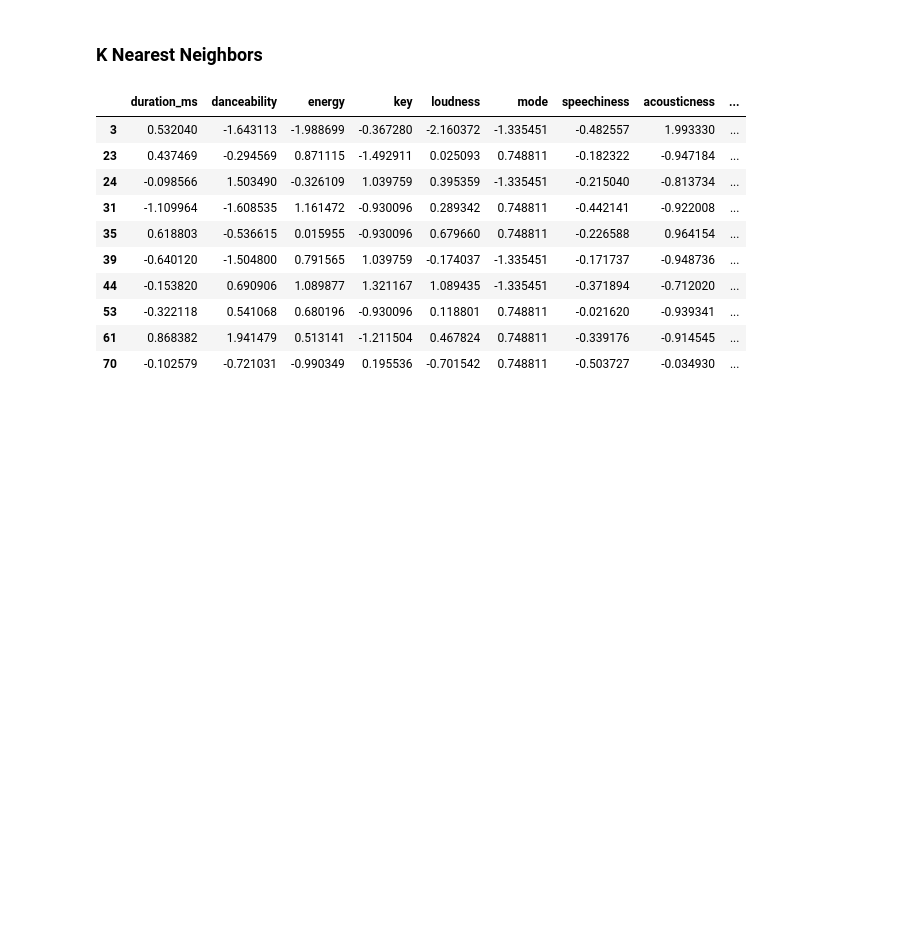
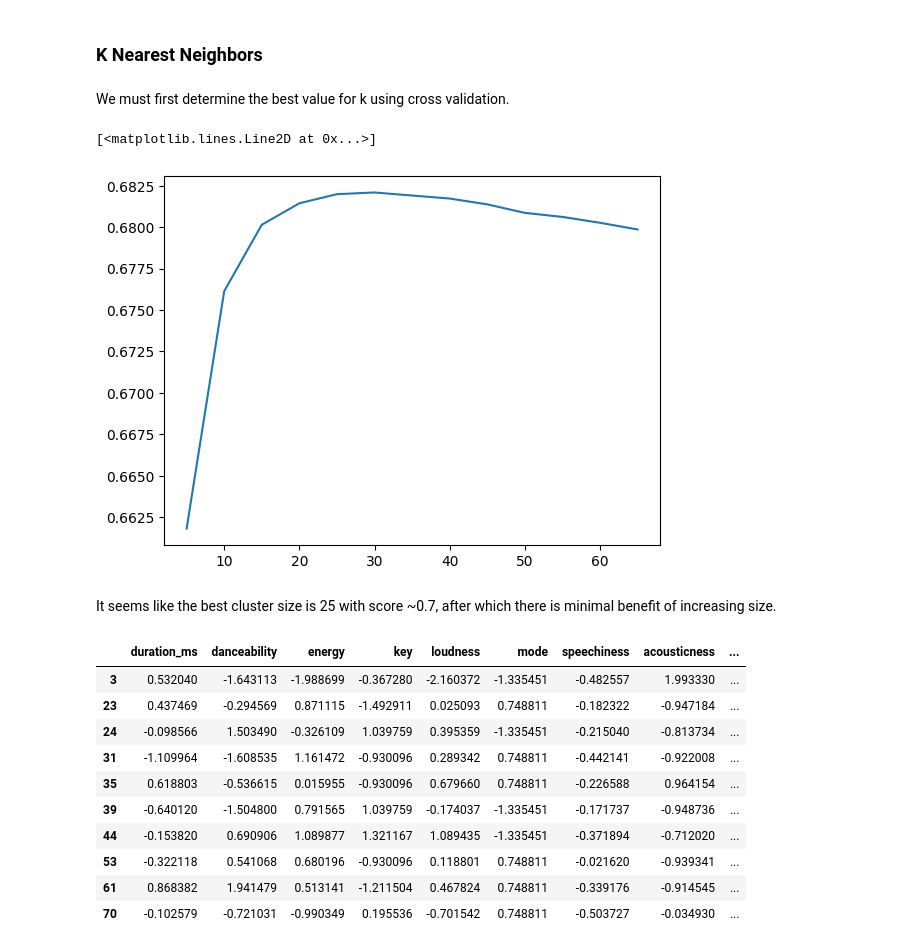
Before and after one commit to NandhuPillai/CMSC320-Final-Project, a Jupyter notebook: Final.ipynb, the cells around one changed output. Saved outputs shown, nothing was run; the diff lists cells and outputs as text; code cells hidden in the pictures; blank space fills up the shorter version.

Commit message:
Added Cross Validation for KNN

```diff
--- a/Checkpoint_2.ipynb
+++ b/Final.ipynb
@@ -943,3 +945,24 @@ from sklearn.neighbors import KNeighborsRegressor
+# %% [markdown]
+We must first determine the best value for k using cross validation.
+# %%
+#find the best cluster size
+def knn(cluster_size):
+    neigh = KNeighborsRegressor(n_neighbors=cluster_size, weights= 'distance')
+    neigh.fit(X_train, y_train)
+    return cross_val_score(neigh, X_train, y_train, cv= 5).mean() #5 folds
+
+scores = []
+cluster_sizes = []
+for i in range(5, 70, 5):
+    scores.append(knn(i))
+    cluster_sizes.append(i)
+
+plt.plot(cluster_sizes, scores)
+# %% [output]
+[<matplotlib.lines.Line2D at 0x...>]
+[figure, added]
+# %% [markdown]
+It seems like the best cluster size is 25 with score ~0.7, after which there is minimal benefit of increasing size.
 # %%
 neigh = KNeighborsRegressor(n_neighbors=25, weights= 'distance')
 neigh.fit(X_train, y_train)
```
Also changed, not shown: parts of 6 cells of this notebook.
